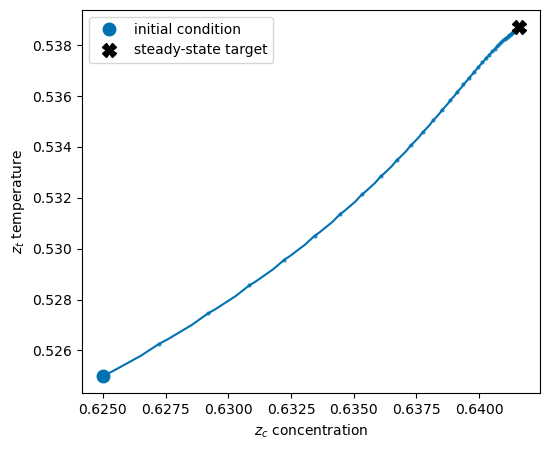
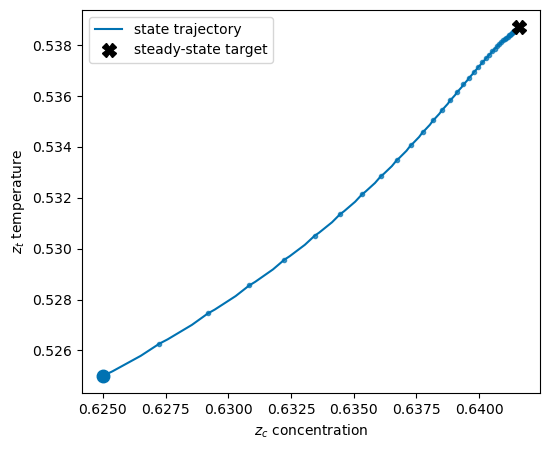
Unified diff of the notebook cell whose output changed from the first chart to the second:
--- before
+++ after
@@ -1,11 +1,10 @@
 fig, ax = plt.subplots(figsize=(5.6, 4.6))
-ax.plot(base["zc"], base["zt"], color=WONG[0])
+ax.plot(base["zc"], base["zt"], color=WONG[0], label="state trajectory")
 samples = [t for t in ts if t == int(t)]
 sample_idx = [ts.index(t) for t in samples]
 ax.plot([base["zc"][k] for k in sample_idx],
         [base["zt"][k] for k in sample_idx],
-        ".", color=WONG[0], ms=4, alpha=0.7)
-ax.plot(pyo.value(m.zc0), pyo.value(m.zt0), "o", color=WONG[0], ms=9,
-        label="initial condition")
+        ".", color=WONG[0], ms=6, alpha=0.7)
+ax.plot(pyo.value(m.zc0), pyo.value(m.zt0), "o", color=WONG[0], ms=9)
 ax.plot(pyo.value(m.zc_ss), pyo.value(m.zt_ss), "X", color="k", ms=10,
         label="steady-state target")

Commit: Phase plots: larger sample dots, trajectory legend label